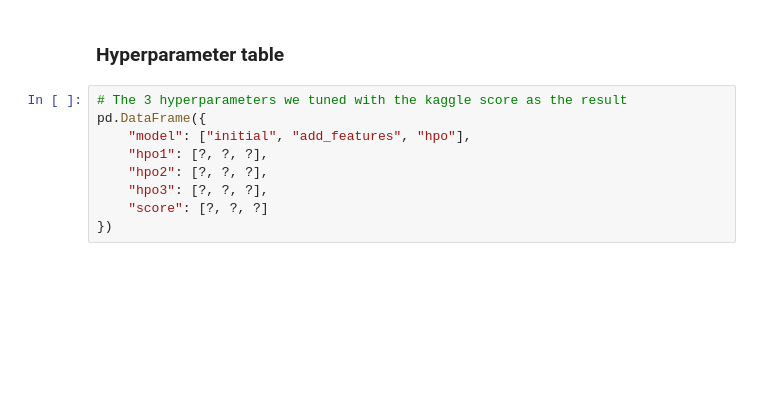
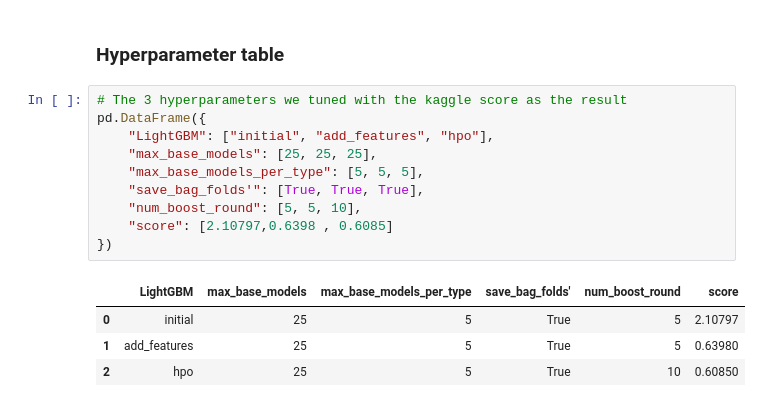
Before and after one commit to michaelgobz/cd0385-project-starter, a Jupyter notebook: project/bike-sharing-project-using-autogluon.ipynb, the cells around one changed output. Drawn from its saved outputs; the diff is of its cells as text; blank space fills up the shorter version.

```diff
--- a/project/bike-sharing-project-using-autogluon.ipynb
+++ b/project/bike-sharing-project-using-autogluon.ipynb
@@ -801,9 +795,15 @@ fig.savefig('model_test_score.png')
 # %%
 # The 3 hyperparameters we tuned with the kaggle score as the result
 pd.DataFrame({
-    "model": ["initial", "add_features", "hpo"],
-    "hpo1": [?, ?, ?],
-    "hpo2": [?, ?, ?],
-    "hpo3": [?, ?, ?],
-    "score": [?, ?, ?]
+    "LightGBM": ["initial", "add_features", "hpo"],
+    "max_base_models": [25, 25, 25],
+    "max_base_models_per_type": [5, 5, 5],
+    "save_bag_folds'": [True, True, True],
+    "num_boost_round": [5, 5, 10],
+    "score": [2.10797,0.6398 , 0.6085]
 })
+# %% [output]
+|  | LightGBM | max_base_models | max_base_models_per_type | save_bag_folds' | num_boost_round | score |
+| 0 | initial | 25 | 5 | True | 5 | 2.10797 |
+| 1 | add_features | 25 | 5 | True | 5 | 0.63980 |
+| 2 | hpo | 25 | 5 | True | 10 | 0.60850 |
```
Also changed, not shown: parts of 25 cells of this notebook, 8 other files.
